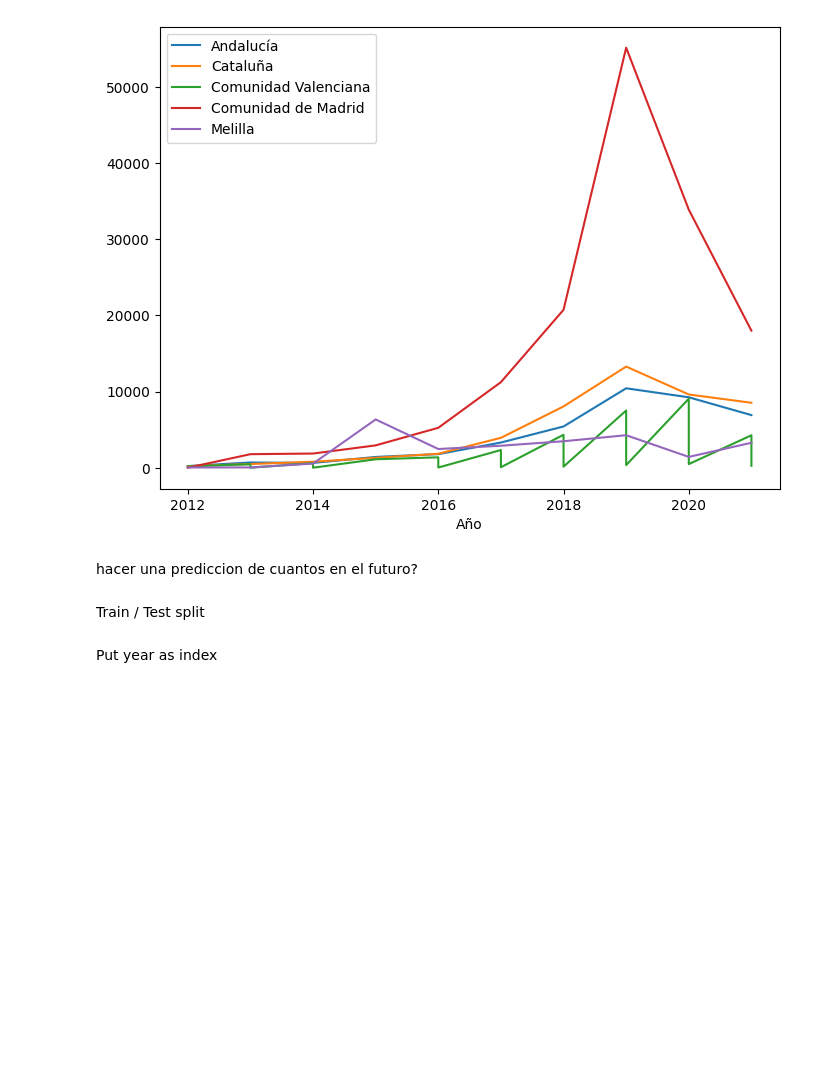
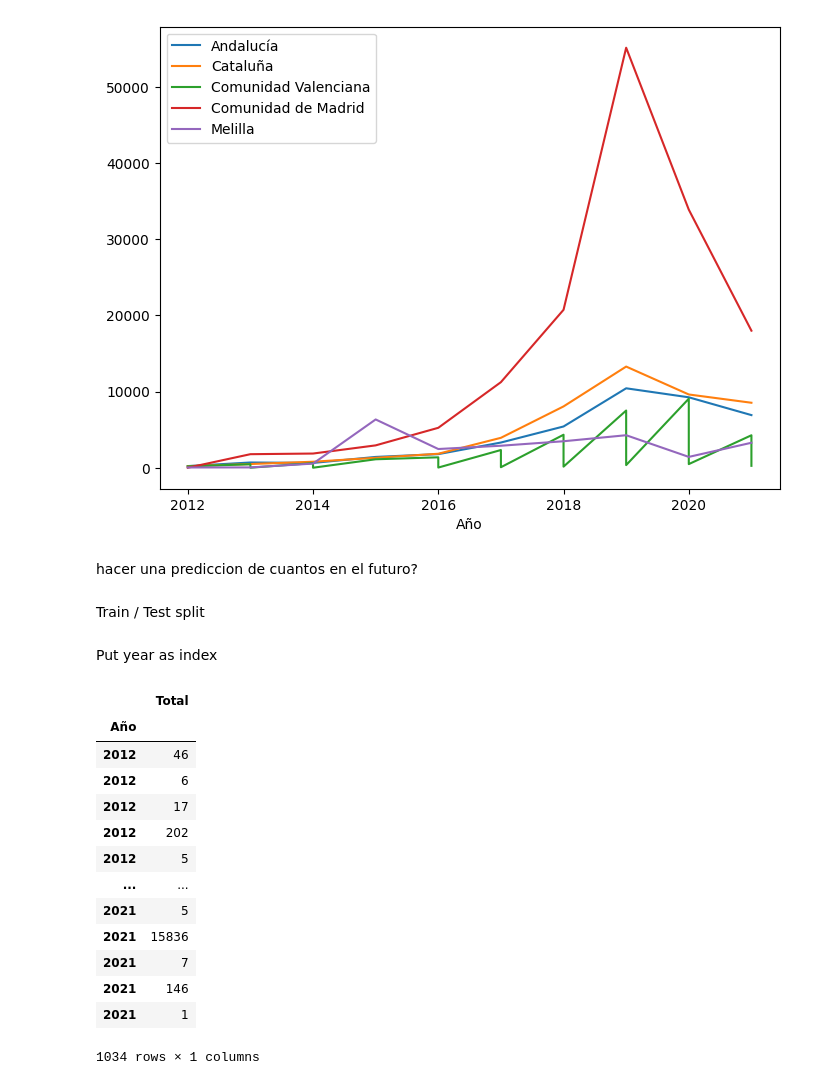
Before and after one commit to mariatens/refugee-analysis, a Jupyter notebook: refugee.ipynb, the cells around one changed output. Saved outputs shown, nothing was run; the diff lists cells and outputs as text; code cells hidden in the pictures; blank space fills up the shorter version.

```diff
--- a/refugee.ipynb
+++ b/refugee.ipynb
@@ -27,2 +24,0 @@ Do total of received refugee requests
-# %%
-data['Total']= data['Mujeres'] + data['Hombres']
@@ -178 +146,20 @@ Put year as index
+# %%
+data_model = data.set_index('Año')[['Total']].copy()
+
+data_model
+# %% [output]
+|  | Total |
+| Año |  |
+| 2012 | 46 |
+| 2012 | 6 |
+| 2012 | 17 |
+| 2012 | 202 |
+| 2012 | 5 |
+| ... | ... |
+| 2021 | 5 |
+| 2021 | 15836 |
+| 2021 | 7 |
+| 2021 | 146 |
+| 2021 | 1 |
+1034 rows × 1 columns
 # %%
```
Also changed, not shown: parts of 8 cells of this notebook.
